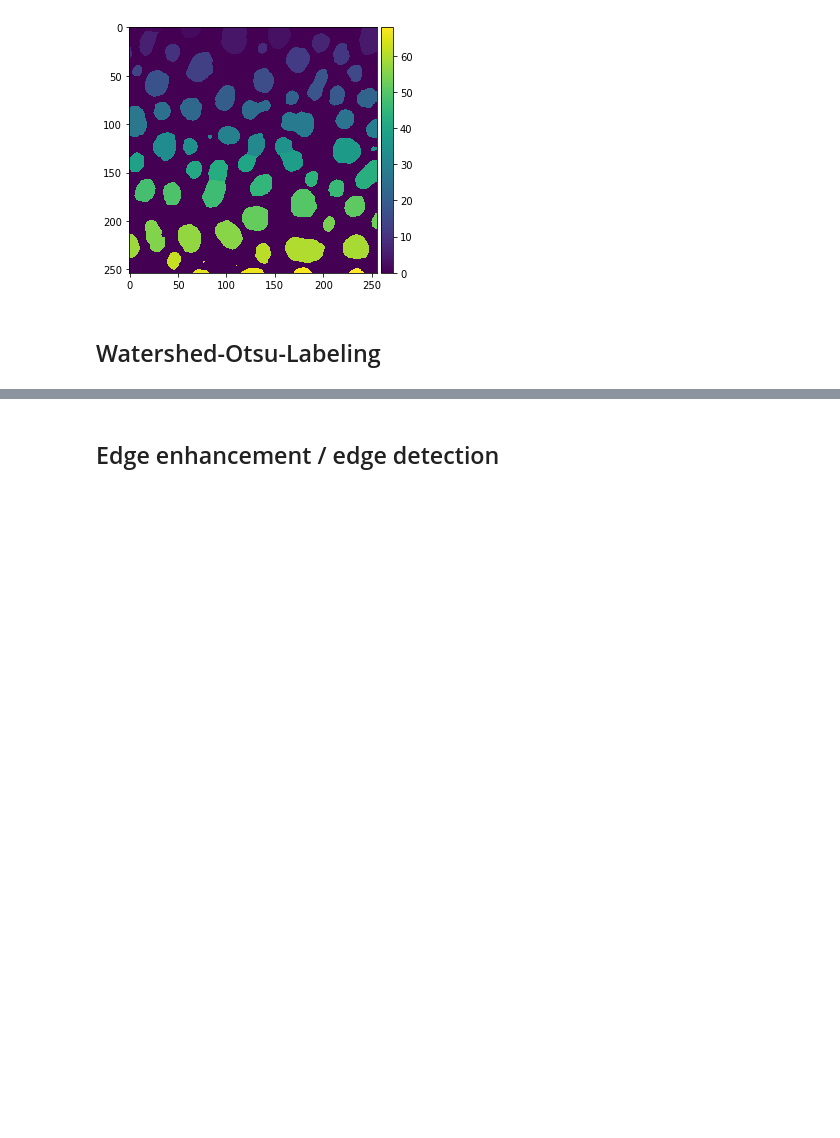
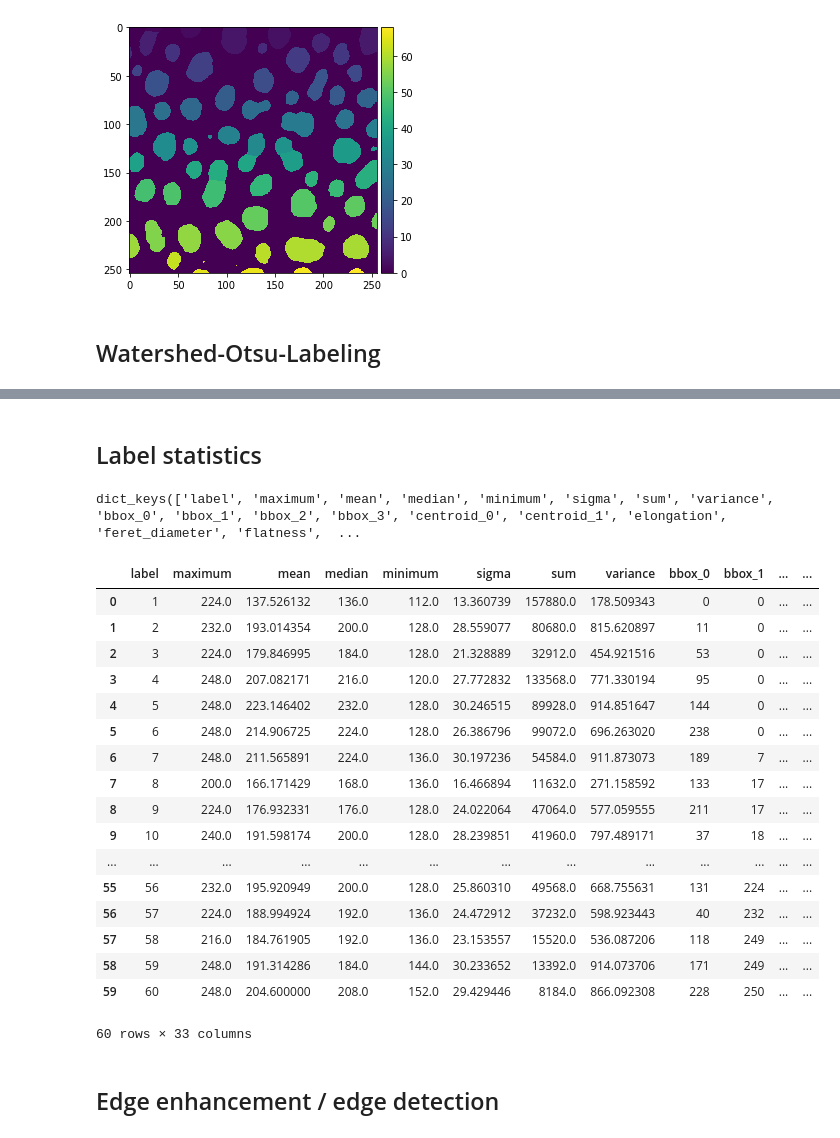
Before and after one commit to haesleinhuepf/napari-simpleitk-image-processing, a Jupyter notebook: docs/demo.ipynb, the cells around one changed output, grey strips where cells are left out. Saved outputs shown, nothing was run; the diff lists cells and outputs as text; code cells hidden in the pictures; blank space fills up the shorter version.

```diff
--- a/docs/demo.ipynb
+++ b/docs/demo.ipynb
@@ -88,3 +89,41 @@ Computing result took 0.09213089942932129
+# %% [markdown]
+## Label statistics
+# %%
+# Setup a viewer with two layers
+import napari
+viewer = napari.Viewer()
+image_layer = viewer.add_image(blobs)
+labels_layer = viewer.add_labels(labels)
+
+# analyse data in both layers
+from napari_simpleitk_image_processing import label_statistics
+label_statistics(image_layer, labels_layer, viewer, True, True, True, True, True, True)
+
+# retrieve result
+regionprops = labels_layer.properties
+
+print(regionprops.keys())
+pd.DataFrame(regionprops)
+# %% [output]
+dict_keys(['label', 'maximum', 'mean', 'median', 'minimum', 'sigma', 'sum', 'variance', 'bbox_0', 'bbox_1', 'bbox_2', 'bbox_3', 'centroid_0', 'centroid_1', 'elongation', 'feret_diameter', 'flatness',  ...
+|  | label | maximum | mean | median | minimum | sigma | sum | variance | bbox_0 | bbox_1 | ... | ... |
+| 0 | 1 | 224.0 | 137.526132 | 136.0 | 112.0 | 13.360739 | 157880.0 | 178.509343 | 0 | 0 | ... | ... |
+| 1 | 2 | 232.0 | 193.014354 | 200.0 | 128.0 | 28.559077 | 80680.0 | 815.620897 | 11 | 0 | ... | ... |
+| 2 | 3 | 224.0 | 179.846995 | 184.0 | 128.0 | 21.328889 | 32912.0 | 454.921516 | 53 | 0 | ... | ... |
+| 3 | 4 | 248.0 | 207.082171 | 216.0 | 120.0 | 27.772832 | 133568.0 | 771.330194 | 95 | 0 | ... | ... |
+| 4 | 5 | 248.0 | 223.146402 | 232.0 | 128.0 | 30.246515 | 89928.0 | 914.851647 | 144 | 0 | ... | ... |
+| 5 | 6 | 248.0 | 214.906725 | 224.0 | 128.0 | 26.386796 | 99072.0 | 696.263020 | 238 | 0 | ... | ... |
+| 6 | 7 | 248.0 | 211.565891 | 224.0 | 136.0 | 30.197236 | 54584.0 | 911.873073 | 189 | 7 | ... | ... |
+| 7 | 8 | 200.0 | 166.171429 | 168.0 | 136.0 | 16.466894 | 11632.0 | 271.158592 | 133 | 17 | ... | ... |
+| 8 | 9 | 224.0 | 176.932331 | 176.0 | 128.0 | 24.022064 | 47064.0 | 577.059555 | 211 | 17 | ... | ... |
+| 9 | 10 | 240.0 | 191.598174 | 200.0 | 128.0 | 28.239851 | 41960.0 | 797.489171 | 37 | 18 | ... | ... |
+| ... | ... | ... | ... | ... | ... | ... | ... | ... | ... | ... | ... | ... |
+| 55 | 56 | 232.0 | 195.920949 | 200.0 | 128.0 | 25.860310 | 49568.0 | 668.755631 | 131 | 224 | ... | ... |
+| 56 | 57 | 224.0 | 188.994924 | 192.0 | 136.0 | 24.472912 | 37232.0 | 598.923443 | 40 | 232 | ... | ... |
+| 57 | 58 | 216.0 | 184.761905 | 192.0 | 136.0 | 23.153557 | 15520.0 | 536.087206 | 118 | 249 | ... | ... |
+| 58 | 59 | 248.0 | 191.314286 | 184.0 | 144.0 | 30.233652 | 13392.0 | 914.073706 | 171 | 249 | ... | ... |
+| 59 | 60 | 248.0 | 204.600000 | 208.0 | 152.0 | 29.429446 | 8184.0 | 866.092308 | 228 | 250 | ... | ... |
+60 rows × 33 columns
 # %% [markdown]
 ## Edge enhancement / edge detection
 # %%
```
Also changed, not shown: parts of 30 cells of this notebook, 2 other files.
